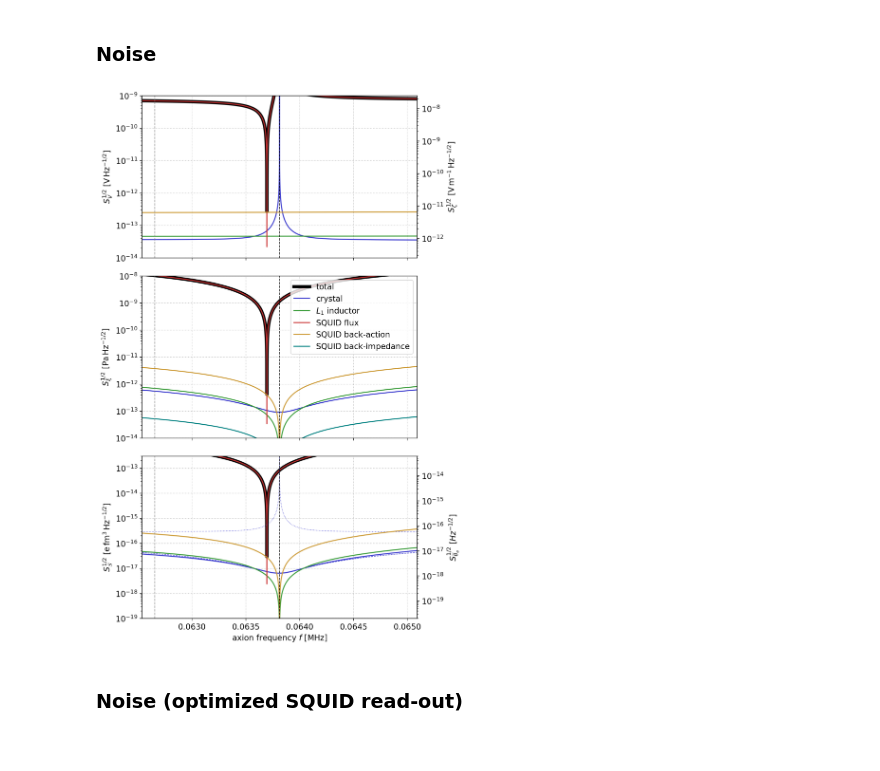
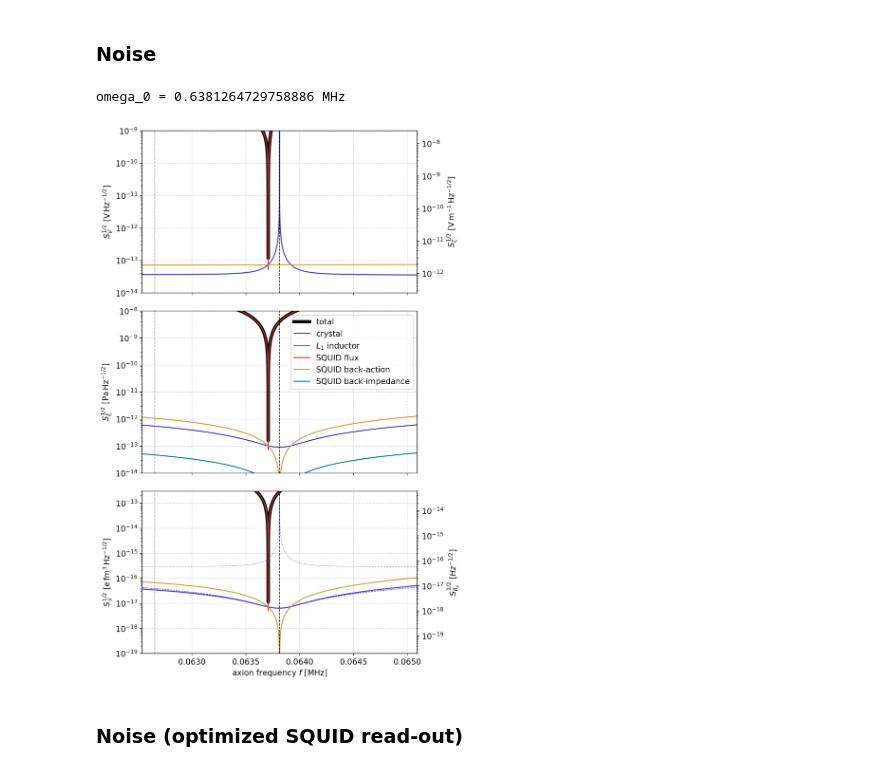
Before and after one commit to kenvantilburg/piezoaxionic-effect, a Jupyter notebook: code/supporting_plots_eta20.ipynb, the cells around one changed output. Drawn from its saved outputs; the diff is of its cells as text; code cells hidden in the pictures.

Commit message:
better parameters for plots

```diff
--- a/code/supporting_plots_eta20.ipynb
+++ b/code/supporting_plots_eta20.ipynb
@@ -216,9 +219,20 @@ ax_top.set_xticks(ticks_top_major,minor=False); ax_top.set_xticklabels(['$0.85$'
 fig.savefig(dir_fig+'Q_fundamental.pdf', bbox_inches='tight', pad_inches = 0)
 # %% [markdown]
 ### Noise
+# %%
+#l = 0.4 * CentiMeter; N_series = 64; N_parallel = 4;
+#omega_0 = np.abs(fn_omega_n(l,v,1));
+#omega_res = fn_omega_res(l,v,h_11,c_11,beta_11);
+#print('omega_0 =',omega_0/(2*np.pi*1e6*Second**-1),'MHz')
+
+#C_c = fn_C_crystal_TE_c(l,a,b,beta_11)
+3#C_1_fid = np.real(C_c)
+L_1_fid = 1/(omega_0**2 * np.real(C_c))
+# %% [output]
+omega_0 = 0.6381264729758886 MHz
 # %%
-C_1 = 0.1 * np.real(fn_C_crystal_TE_c(l,a,b,beta_11))
-L_1 =  0.1 * Henry * (1-1j * eps_L_1)
+C_1 = 0.1 * C_1_fid
+L_1 = 0.1* L_1_fid
 L_2 = np.real(L_i)
 
 colors=[(0,0,0),(0.2,0.2,0.8),(0.2,0.2,0.8),(0.2,0.2,0.8),(0.2,0.6,0.2),(0.8,0.2,0.2),(0.8,0.6,0.2),(0.6,0.2,0.6),(0,0.5,0.5)]
@@ -290,34 +304,34 @@ ax[2].plot(vec_omega / (2*np.pi*1e6*Second**-1), vec_S_schiff_fac * np.sqrt(vec_
 ax[2].plot(vec_omega / (2*np.pi*1e6*Second**-1), vec_S_schiff_fac * np.sqrt(vec_S_V_p_crystal_TE)/(ElectronCharge*fm**3/np.sqrt(Hz)),color=colors[1],label='crystal');
 ax[2].plot(vec_omega / (2*np.pi*1e6*Second**-1), vec_S_schiff_fac_xi * np.sqrt(vec_S_V_p_crystal_TE)/(ElectronCharge*fm**3/np.sqrt(Hz)),
            lw=0.8,ls='dashed',color=colors[2],label=r'crystal ($\xi$ only)');
 ax[2].plot(vec_omega / (2*np.pi*1e6*Second**-1), vec_S_schiff_fac_zeta * np.sqrt(vec_S_V_p_crystal_TE)/(ElectronCharge*fm**3/np.sqrt(Hz)),
            lw=0.8,ls='dotted',color=colors[3],label=r'crystal ($\zeta$ only)');
 ax[2].plot(vec_omega / (2*np.pi*1e6*Second**-1), vec_S_schiff_fac * np.sqrt(vec_S_V_p_L_1)/(ElectronCharge*fm**3/np.sqrt(Hz)),color=colors[4],label=r'$L_1$ inductor');
 
 ax[2].plot(vec_omega / (2*np.pi*1e6*Second**-1), vec_S_schiff_fac * np.sqrt(vec_S_V_p_squid_flux)/(ElectronCharge*fm**3/np.sqrt(Hz)),color=colors[5],label='SQUID flux');
 ax[2].plot(vec_omega / (2*np.pi*1e6*Second**-1), vec_S_schiff_fac * np.sqrt(vec_S_V_p_squid_BA)/(ElectronCharge*fm**3/np.sqrt(Hz)),color=colors[6],label='SQUID back-action');
 #ax[2].plot(vec_omega / (2*np.pi*1e6*Second**-1), vec_S_schiff_fac * np.sqrt(vec_S_V_p_magnetization)/(ElectronCharge*fm**3/np.sqrt(Hz)),color=colors[7],label='magnetization');
 #ax[2].plot(vec_omega / (2*np.pi*1e6*Second**-1), vec_S_schiff_fac * np.sqrt(vec_S_V_p_squid_BI)/(ElectronCharge*fm**3/np.sqrt(Hz)),color=colors[8],label='SQUID back-impedance');
 
 ax[2].axvline(omega_0 / (2*np.pi*1e6*Second**-1), ls='dashed',lw=1,color='black')
 ax[2].axvline(2*omega_0 / (2*np.pi*1e6*Second**-1), ls='dashed',lw=1,color='black')
 ax[2].axvline(fn_omega_res(l,v,h_11,c_11,beta_11) / (2*np.pi*1e6*Second**-1),ls='dashed',lw=1,color='gray')
 
 ax[2].set_yscale('log'); ax[2].set_xscale('linear');
 ylim2 = np.asarray([10**-19, 3*10**-13])
 ax[2].set_xlim(vec_omega[0]/(2*np.pi*1e6*Second**-1), vec_omega[-1]/(2*np.pi*1e6*Second**-1)); ax[2].set_ylim(ylim2)
 ax[2].set_xlabel(r'axion frequency $f ~ [\mathrm{MHz}]$'); ax[2].set_ylabel('$S_{\mathcal{S}}^{1/2} ~ [\mathrm{e \,fm^{3} \, Hz^{-1/2}}]$');
 #ax[2].legend(loc='upper left');
 ax2r = ax[2].twinx();
 ax2r.set_yscale('log');
 ax2r.set_ylim(ylim2[0] * ElectronCharge * fm**3 / S_schiff_over_theta, ylim2[1] * ElectronCharge * fm**3 / S_schiff_over_theta)
 ax2r.set_ylabel(r'$S_{\overline{\theta}_a}^{1/2} ~ [Hz^{-1/2}]$');
 ax[2].grid(ls='dotted')
 
 plt.tight_layout()
 plt.subplots_adjust(left=None, bottom=None, right=None, top=None, wspace=None, hspace=None)
 # %% [output]
-[figure, old version]
+[figure, new version]
 # %% [markdown]
 ### Noise (optimized SQUID read-out)
 # %%
```
Also changed, not shown: parts of 3 cells of this notebook, 1 other file.
